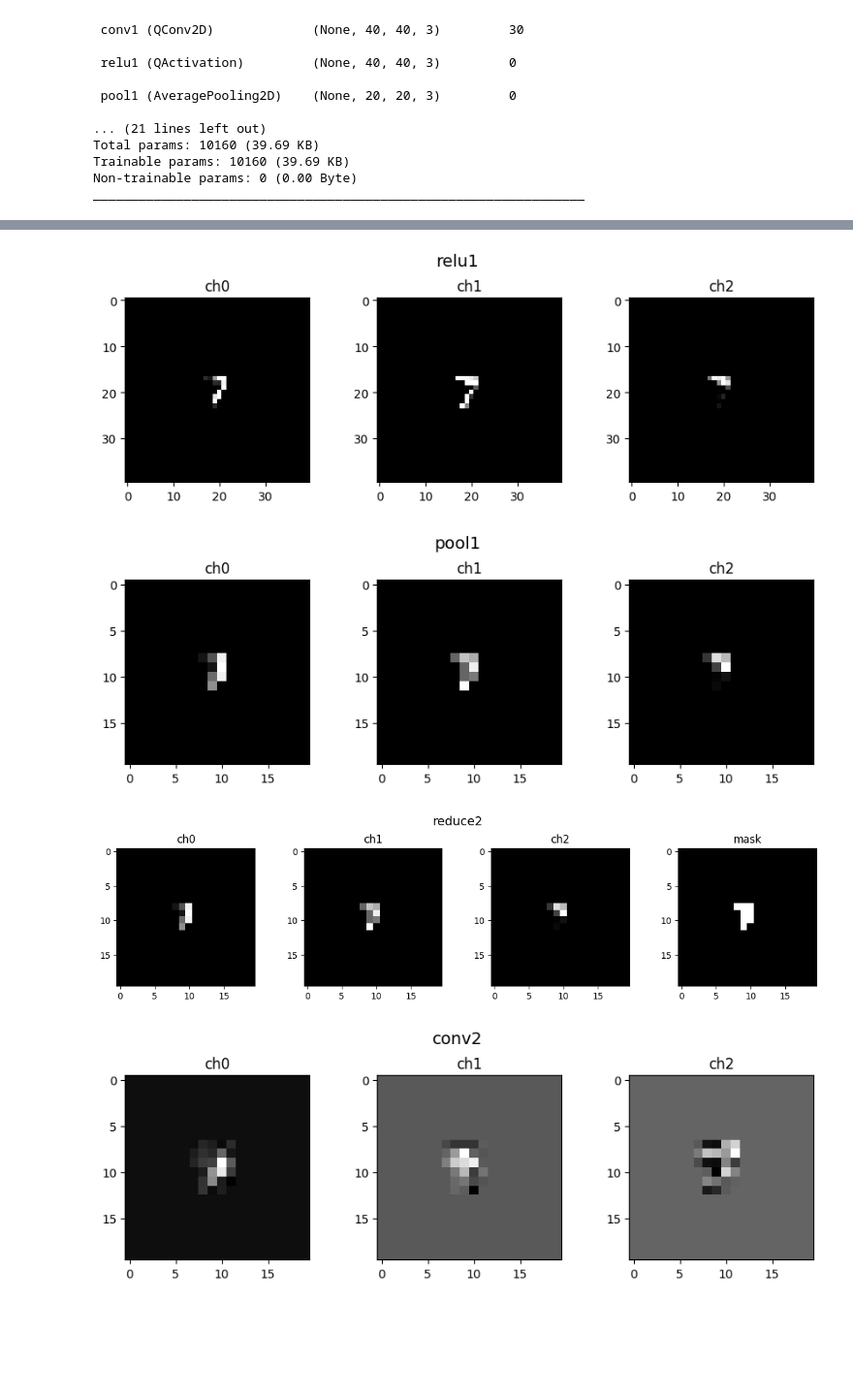
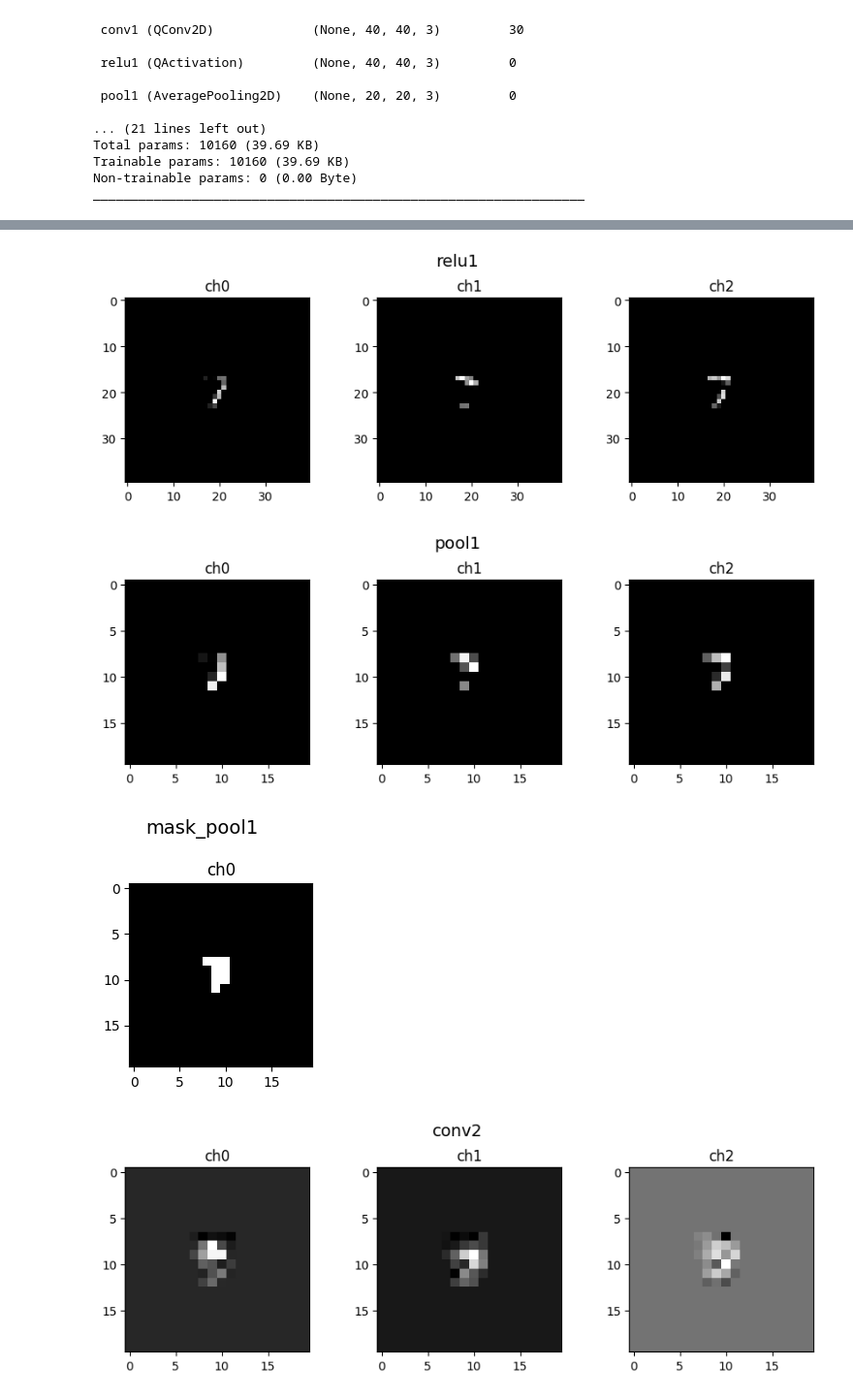
Before and after one commit to hftsoi/sparse, a Jupyter notebook: sparse_train.ipynb, the cells around one changed output, grey strips where cells are left out. Shown: that part at 97% size. Cells and saved outputs as stored; diff of their text form; code cells hidden in the pictures; blank space fills up the shorter version.

Commit message:
keep_mask pooling

```diff
--- a/sparse_train.ipynb
+++ b/sparse_train.ipynb
@@ -135,11 +135,19 @@ class InputReduce(tf.keras.layers.Layer):
         h = tf.shape(inputs)[1]
         w = tf.shape(inputs)[2]
 
+        '''
         if self.threshold is not None:
             cond = inputs > self.threshold
         else:
             cond = inputs != 0
         active_flag = tf.cast(tf.reduce_any(cond, axis=-1), tf.int32)
+        '''
+
+        # to be consistent with hls, check only the first input channel
+        if self.threshold is not None:
+            active_flag = tf.cast(inputs[..., 0] > self.threshold, tf.int32)
+        else:
+            active_flag = tf.cast(inputs[..., 0] != 0, tf.int32)
 
         active_flag_flat = tf.reshape(active_flag, [batch_size, h * w])
         active_count = tf.cumsum(active_flag_flat, axis=1)
@@ -243,30 +251,30 @@ quantizer = quantized_bits(6, 0, alpha=1)
 quantized_relu = 'quantized_relu(6, 0)'
 
 x_in = keras.Input(shape=(x_train.shape[1], x_train.shape[2], x_train.shape[3]), name='x_in')
-x, mask = InputReduce(n_max_pixels=20, threshold=0.1, name='reduce1')(x_in)
+x, keep_mask = InputReduce(n_max_pixels=20, threshold=0.1, name='input_reduce')(x_in)
 
 x = QConv2D(filters=3, kernel_size=(3, 3), use_bias=True, name='conv1',
             padding='same', strides=1,
             kernel_quantizer=quantizer, bias_quantizer=quantizer)(x)
-x = RemoveDilatedPixels(name='remove1')((x, mask))
+x = RemoveDilatedPixels(name='remove1')((x, keep_mask))
 x = QActivation(quantized_relu, name='relu1')(x)
 
 x = AveragePooling2D(2, name='pool1')(x)
-x, mask = InputReduce(n_max_pixels=20, threshold=None, name='reduce2')(x) ########
+keep_mask = MaxPooling2D(2, name='mask_pool1')(keep_mask)
 
 x = QConv2D(filters=3, kernel_size=(3, 3), use_bias=True, name='conv2',
             padding='same', strides=1,
             kernel_quantizer=quantizer, bias_quantizer=quantizer)(x)
-x = RemoveDilatedPixels(name='remove2')((x, mask))
+x = RemoveDilatedPixels(name='remove2')((x, keep_mask))
 x = QActivation(quantized_relu, name='relu2')(x)
 
 x = AveragePooling2D(2, name='pool2')(x)
-x, mask = InputReduce(n_max_pixels=20, threshold=None, name='reduce3')(x)
+keep_mask = MaxPooling2D(2, name='mask_pool2')(keep_mask)
 
 x = QConv2D(filters=3, kernel_size=(3, 3), use_bias=True, name='conv3',
             padding='same', strides=1,
             kernel_quantizer=quantizer, bias_quantizer=quantizer)(x)
-x = RemoveDilatedPixels(name='remove3')((x, mask))
+x = RemoveDilatedPixels(name='remove3')((x, keep_mask))
 x = QActivation(quantized_relu, name='relu3')(x)
 
 x = Flatten(name='flatten')(x)
@@ -463,10 +471,10 @@ plot_roc(y_test, y_pred_sparse, y_pred_full, ['0','1','2','3','4','5','6','7','8
 # %%
 layer_names = [
-    'x_in', 'reduce1',
+    'x_in', 'input_reduce',
     'conv1', 'remove1', 'relu1',
-    'pool1', 'reduce2',
+    'pool1', 'mask_pool1',
     'conv2', 'remove2', 'relu2',
-    'pool2', 'reduce3',
+    'pool2', 'mask_pool2',
     'conv3', 'remove3', 'relu3',
 ]
 
@@ -530,7 +538,7 @@ while i < len(plot_names):
 
     elif arr.ndim == 3:
         h, w, c = arr.shape
-        fig, axes = plt.subplots(1, c, figsize=(C*3, 3))
+        fig, axes = plt.subplots(1, c, figsize=(c*3, 3))
         fig.suptitle(name, fontsize=14)
         for ch in range(c):
             ax = axes[ch] if c>1 else axes
@@ -550,4 +557,4 @@ WARNING:tensorflow:6 out of the last 318 calls to <function Model.make_predict_f
-[figure, old version]
+[figure, new version]
-[figure, old version]
+[figure, new version]
-[figure, old version]
+[figure, new version]
-[figure, old version]
+[figure, new version]
```
Also changed, not shown: parts of 7 cells of this notebook.
